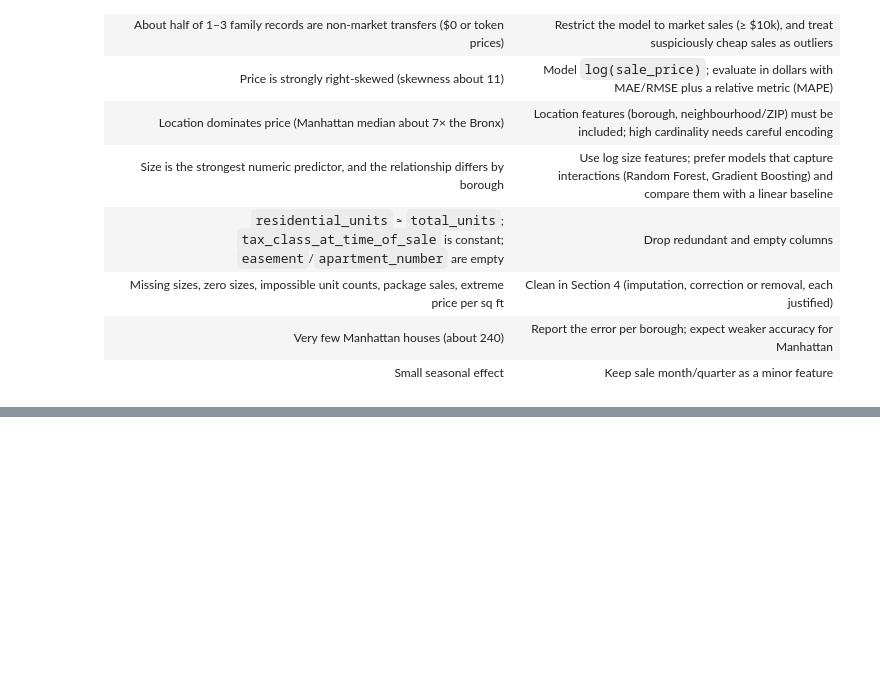
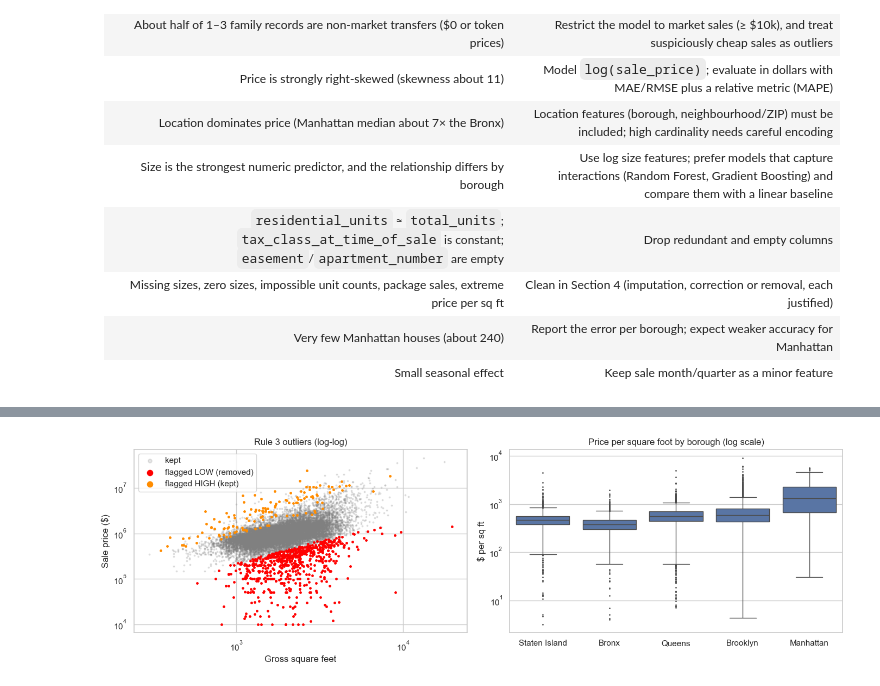
Before and after one commit to nodirbeksolijonov/MLDA-CW1-NYC-Property-Sales, a Jupyter notebook: notebooks/MLDA_CW1_NYC_Property_Sales.ipynb, the cells around one changed output, grey strips where cells are left out. Saved outputs shown, nothing was run; the diff lists cells and outputs as text; code cells hidden in the pictures; blank space fills up the shorter version.

Commit message:
Data preparation 4a: remove rebuilt properties and package sales, correct unit counts and sizes, compare outlier rules, drop unusable columns
Co-Authored-By: Claude Opus 5.5 <noreply@anthropic.com>

```diff
--- a/notebooks/MLDA_CW1_NYC_Property_Sales.ipynb
+++ b/notebooks/MLDA_CW1_NYC_Property_Sales.ipynb
@@ -680,0 +778,12 @@ issues.to_frame()
+# %%
+allowed_units = df_clean["home_type"].str[0].astype(int)       # "1-family" -> 1, etc.
+units_wrong = df_clean["residential_units"].notna() & (df_clean["residential_units"] != allowed_units)
+
+print(f"Rows with a unit count that contradicts the home type: {units_wrong.sum()}")
+print(pd.crosstab(df_clean.loc[units_wrong, "home_type"],
+                  df_clean.loc[units_wrong, "residential_units"],
+                  rownames=["home type"], colnames=["recorded residential units"]))
+
+df_clean.loc[units_wrong, "residential_units"] = allowed_units[units_wrong]
+print("\nRows still contradicting after correction:",
+      (df_clean["residential_units"].notna() & (df_clean["residential_units"] != allowed_units)).sum())
@@ -680,0 +802,7 @@ issues.to_frame()
+# %%
+MIN_HOUSE_SQFT = 300
+bad_size = df_clean["gross_square_feet"] < MIN_HOUSE_SQFT
+print(f"Gross square feet below {MIN_HOUSE_SQFT}: {bad_size.sum()} rows -> set to NaN")
+print("Values found:", sorted(df_clean.loc[bad_size, "gross_square_feet"].unique()))
+
+df_clean.loc[bad_size, "gross_square_feet"] = np.nan
@@ -680,0 +877,26 @@ issues.to_frame()
+# %%
+fig, axes = plt.subplots(1, 2, figsize=(14, 4.5))
+
+sample_mask = df_clean["gross_square_feet"].notna()
+axes[0].scatter(df_clean.loc[sample_mask & ~rule3_low & ~rule3_high, "gross_square_feet"],
+                df_clean.loc[sample_mask & ~rule3_low & ~rule3_high, "sale_price"],
+                s=3, alpha=0.2, color="grey", label="kept")
+axes[0].scatter(df_clean.loc[rule3_low, "gross_square_feet"], df_clean.loc[rule3_low, "sale_price"],
+                s=6, color="red", label="flagged LOW (removed)")
+axes[0].scatter(df_clean.loc[rule3_high, "gross_square_feet"], df_clean.loc[rule3_high, "sale_price"],
+                s=6, color="darkorange", label="flagged HIGH (kept)")
+axes[0].set_xscale("log"); axes[0].set_yscale("log")
+axes[0].set_xlabel("Gross square feet"); axes[0].set_ylabel("Sale price ($)")
+axes[0].set_title("Rule 3 outliers (log-log)")
+axes[0].legend(markerscale=3)
+
+sns.boxplot(x=df_clean["borough_name"], y=np.exp(log_ppsf), ax=axes[1], fliersize=1,
+            order=["Staten Island", "Bronx", "Queens", "Brooklyn", "Manhattan"])
+axes[1].set_yscale("log")
+axes[1].set_title("Price per square foot by borough (log scale)")
+axes[1].set_xlabel(""); axes[1].set_ylabel("$ per sq ft")
+
+plt.tight_layout()
+plt.show()
+# %% [output]
+[figure, added]
```
Also changed, not shown: parts of 30 cells of this notebook.
